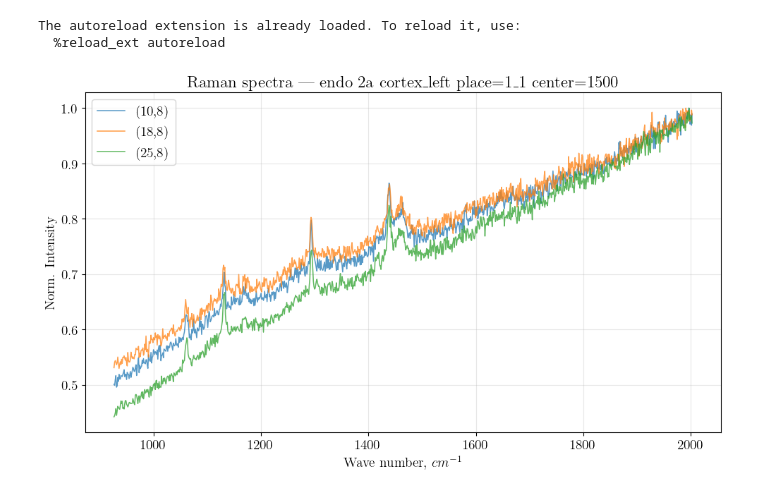
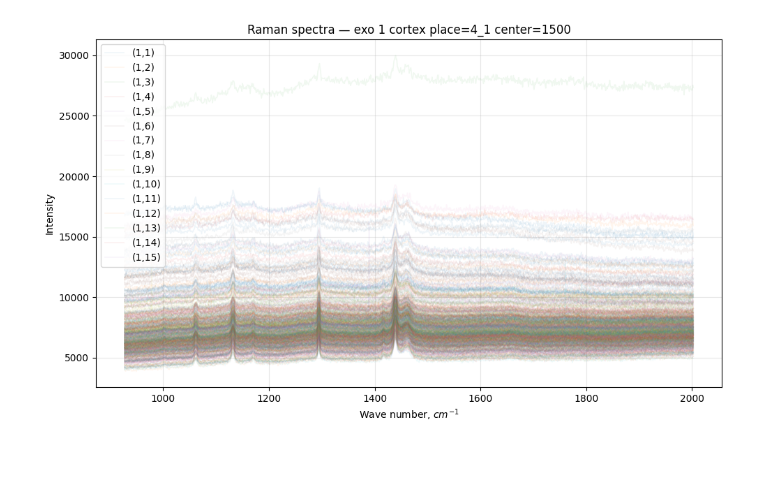
Before and after one commit to seajoyer/raman-spectroscopy, a Jupyter notebook: notebooks/seajoyer.ipynb, the cells around one changed output. Drawn from its saved outputs; the diff is of its cells as text; code cells hidden in the pictures; blank space fills up the shorter version.

```diff
--- a/notebooks/seajoyer.ipynb
+++ b/notebooks/seajoyer.ipynb
@@ -14,33 +14,30 @@ sys.path.append('../')
 
 from src import *
 
-plt.rcParams.update({
-    "text.usetex": True,
-    "font.family": "serif",
-    "font.size": 14,
-    "text.latex.preamble": r"\usepackage{amsmath,amssymb}",
-})
+# plt.rcParams.update({
+#     "text.usetex": True,
+#     "font.family": "serif",
+#     "font.size": 14,
+#     "text.latex.preamble": r"\usepackage{amsmath,amssymb}",
+# })
 
 seed = 42
 np.random.seed(seed)
 warnings.simplefilter(action='ignore', category=FutureWarning)
-# %% [output]
-The autoreload extension is already loaded. To reload it, use:
-  %reload_ext autoreload
 # %%
 df = pd.read_parquet("../data/all_raman_spectra.parquet")
+df = df.rename(columns={'group': 'animal'})
 # %%
 # 1. Из большого DataFrame — конкретные точки
 plot_raman_spectra(
     df=df,
-    label='cen',
-    group='2a',
+    label='exo',
+    animal='1',
     center='1500',
-    brain='cortex_left',
-    place='1_1',                    # ← обязательно для одной карты
-    points=[(10, 8), (18, 8), (25, 8)],
-    normalize=True,
-    wave_range=(0, 1000000)
+    brain='cortex',
+    place='4_1',
+    # points=[(1, 1), (18, 8), (35, 15)],
+    normalize=False,
 )
 # %% [output]
-[figure, old version]
+[figure, new version]
```
Also changed, not shown: parts of 12 cells of this notebook, 5 other files.
